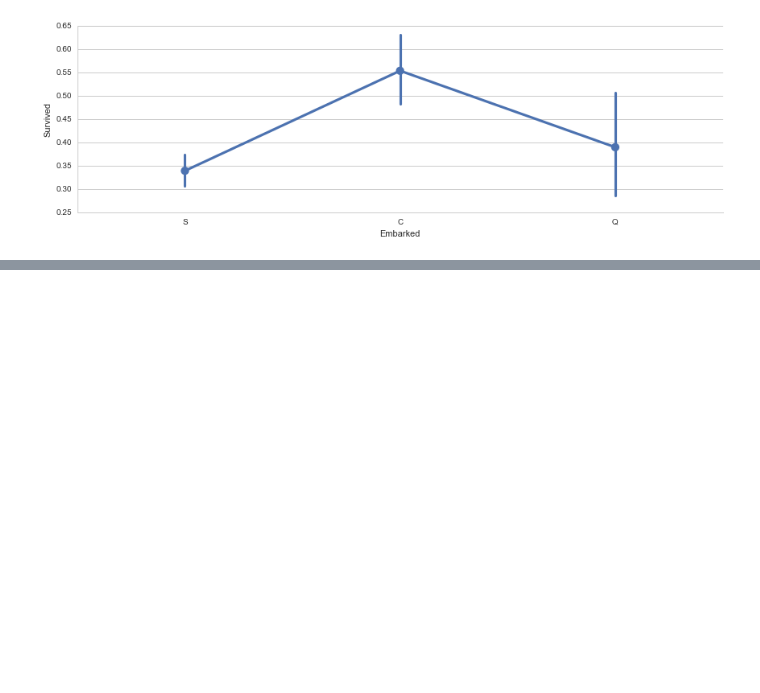
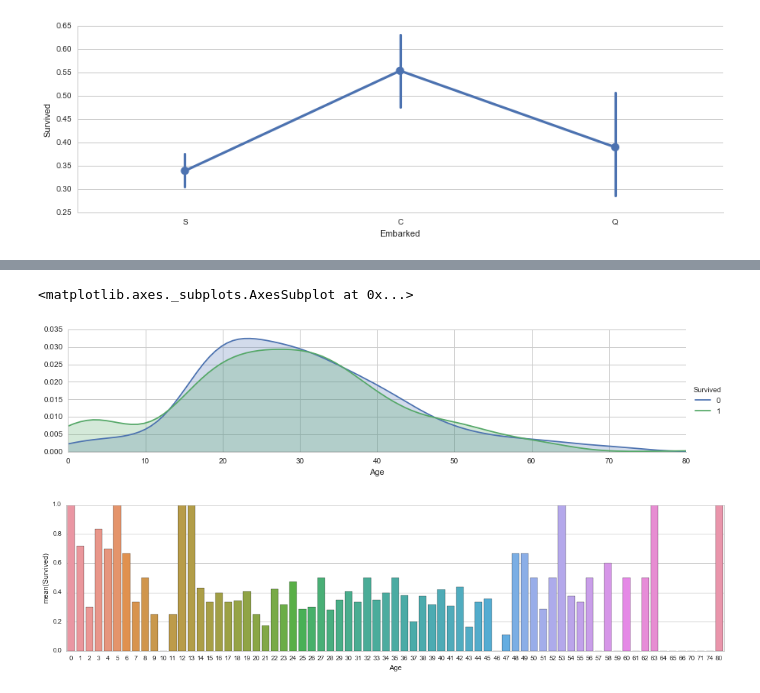
Before and after one commit to yiclwh/Project_1_Titanic, a Jupyter notebook: RandomForest2.ipynb, the cells around one changed output, grey strips where cells are left out. Cells and saved outputs as stored; diff of their text form; code cells hidden in the pictures; blank space fills up the shorter version.

```diff
--- a/RandomForest2.ipynb
+++ b/RandomForest2.ipynb
@@ -58,0 +132,13 @@ sns.barplot(x='Embarked', y = 'Survived', data=embark_perc, order=['S', 'C', 'Q'
+# %%
+facet = sns.FacetGrid(titanic_df, hue='Survived', aspect=4)
+facet.map(sns.kdeplot, 'Age', shade=True)
+facet.set(xlim=(0,titanic_df['Age'].max()))
+facet.add_legend()
+
+fig,axis1 = plt.subplots(1,1,figsize=(18,4))
+average_age=titanic_df[['Age', 'Survived']].groupby(['Age'], as_index=False).mean()
+sns.barplot(x='Age', y = 'Survived', data=average_age)
+# %% [output]
+<matplotlib.axes._subplots.AxesSubplot at 0x...>
+[figure, added]
+[figure, added]
```
Also changed, not shown: parts of 22 cells of this notebook, 7 other files.
